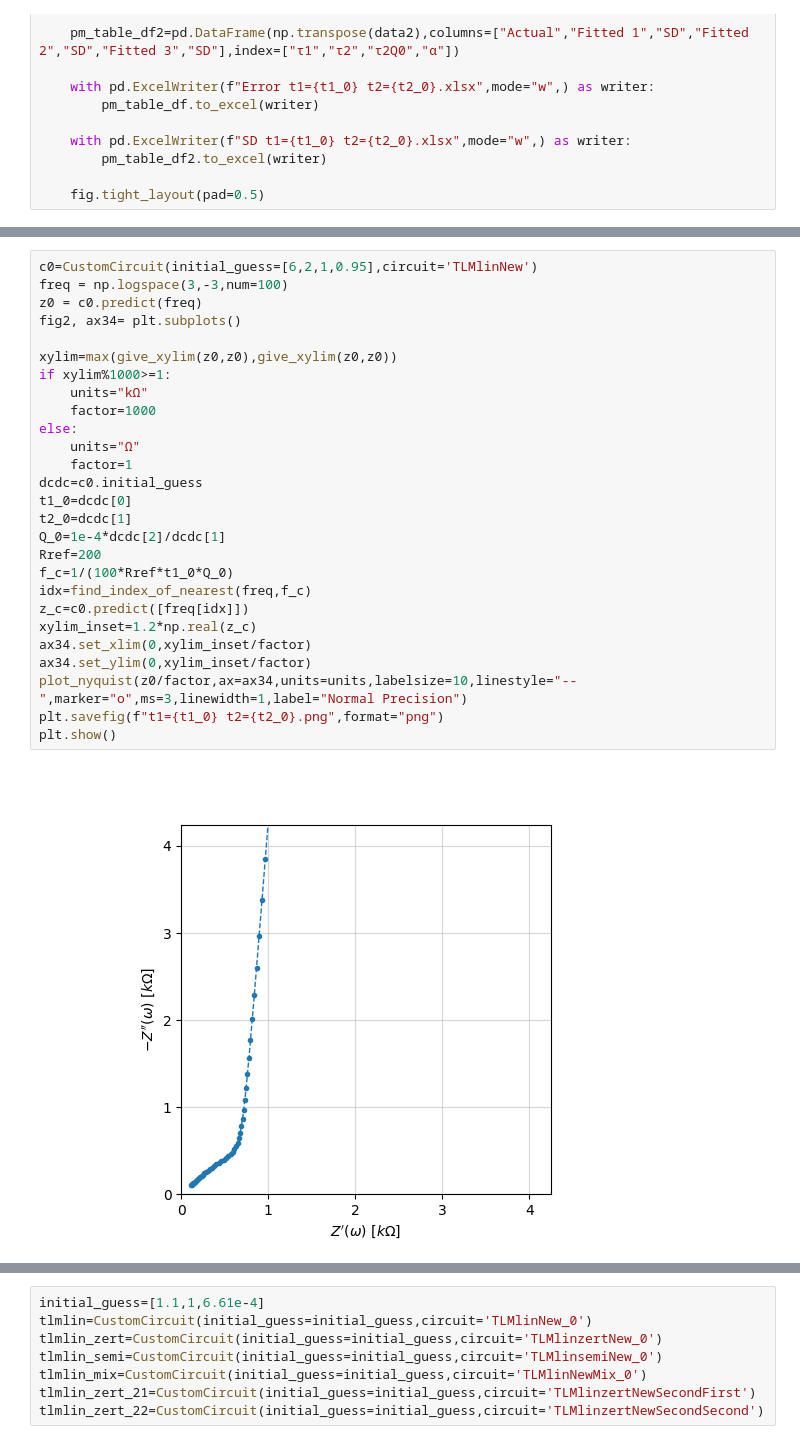
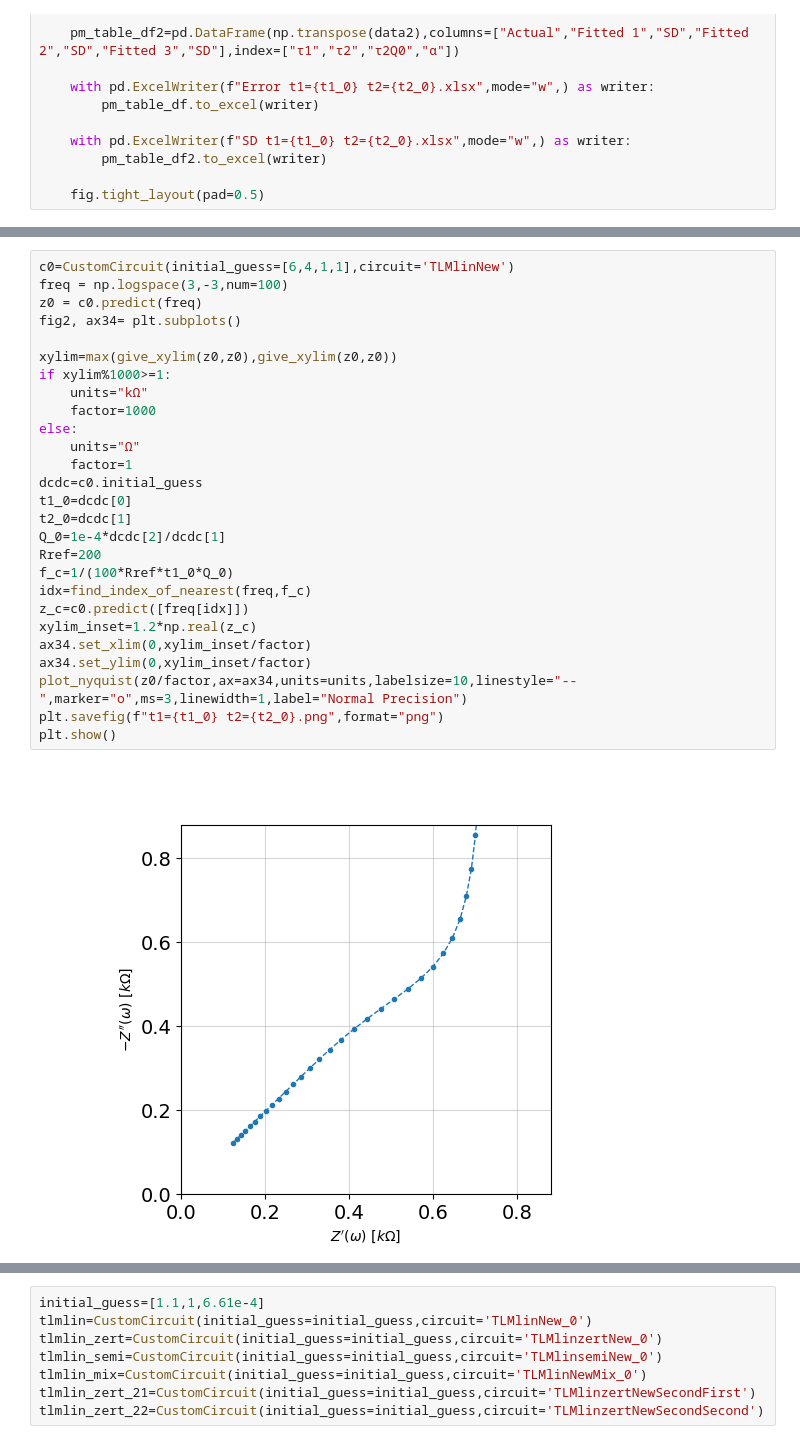
Before and after one commit to Yugal0/fitting-eis-inhomo-electrode, a Jupyter notebook: python/lin/lin last.ipynb, the cells around one changed output, grey strips where cells are left out. Drawn from its saved outputs; the diff is of its cells as text.

```diff
--- a/python/lin/lin last.ipynb
+++ b/python/lin/lin last.ipynb
@@ -539,30 +841,30 @@ def plotter_for_lin(freq,circuit0,zin1,zin2,zin3,circuitg1,circuitg2,circuitg3,w
 # %%
-c0=CustomCircuit(initial_guess=[6,2,1,0.95],circuit='TLMlinNew')
+c0=CustomCircuit(initial_guess=[6,4,1,1],circuit='TLMlinNew')
 freq = np.logspace(3,-3,num=100)
 z0 = c0.predict(freq)
 fig2, ax34= plt.subplots()
 
 xylim=max(give_xylim(z0,z0),give_xylim(z0,z0))
 if xylim%1000>=1:
     units="kΩ"
     factor=1000
 else:
     units="Ω"
     factor=1
 dcdc=c0.initial_guess
 t1_0=dcdc[0]
 t2_0=dcdc[1]
 Q_0=1e-4*dcdc[2]/dcdc[1]
 Rref=200
 f_c=1/(100*Rref*t1_0*Q_0)
 idx=find_index_of_nearest(freq,f_c)
 z_c=c0.predict([freq[idx]])
 xylim_inset=1.2*np.real(z_c)
 ax34.set_xlim(0,xylim_inset/factor)
 ax34.set_ylim(0,xylim_inset/factor)
 plot_nyquist(z0/factor,ax=ax34,units=units,labelsize=10,linestyle="--",marker="o",ms=3,linewidth=1,label="Normal Precision")
 plt.savefig(f"t1={t1_0} t2={t2_0}.png",format="png")
 plt.show()
 # %% [output]
-[figure, old version]
+[figure, new version]
 # %%
```
Also changed, not shown: parts of 3 cells of this notebook, 53 other files.
